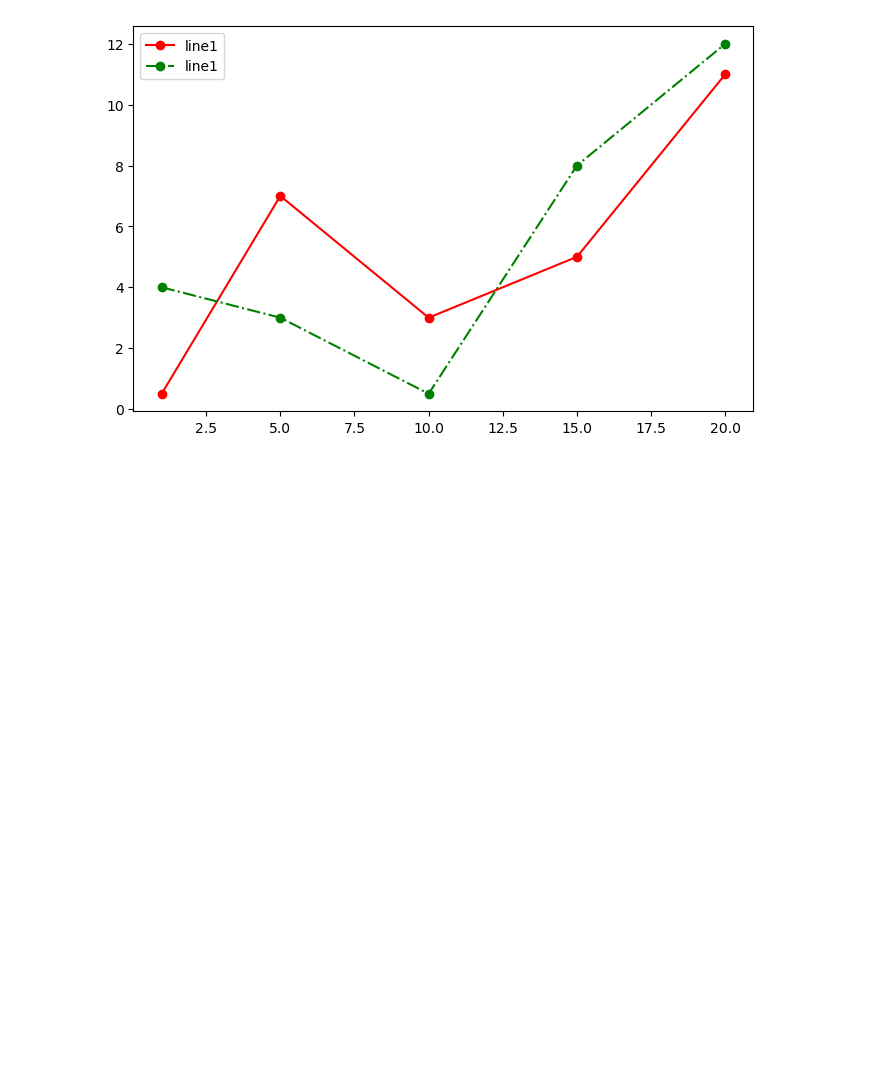
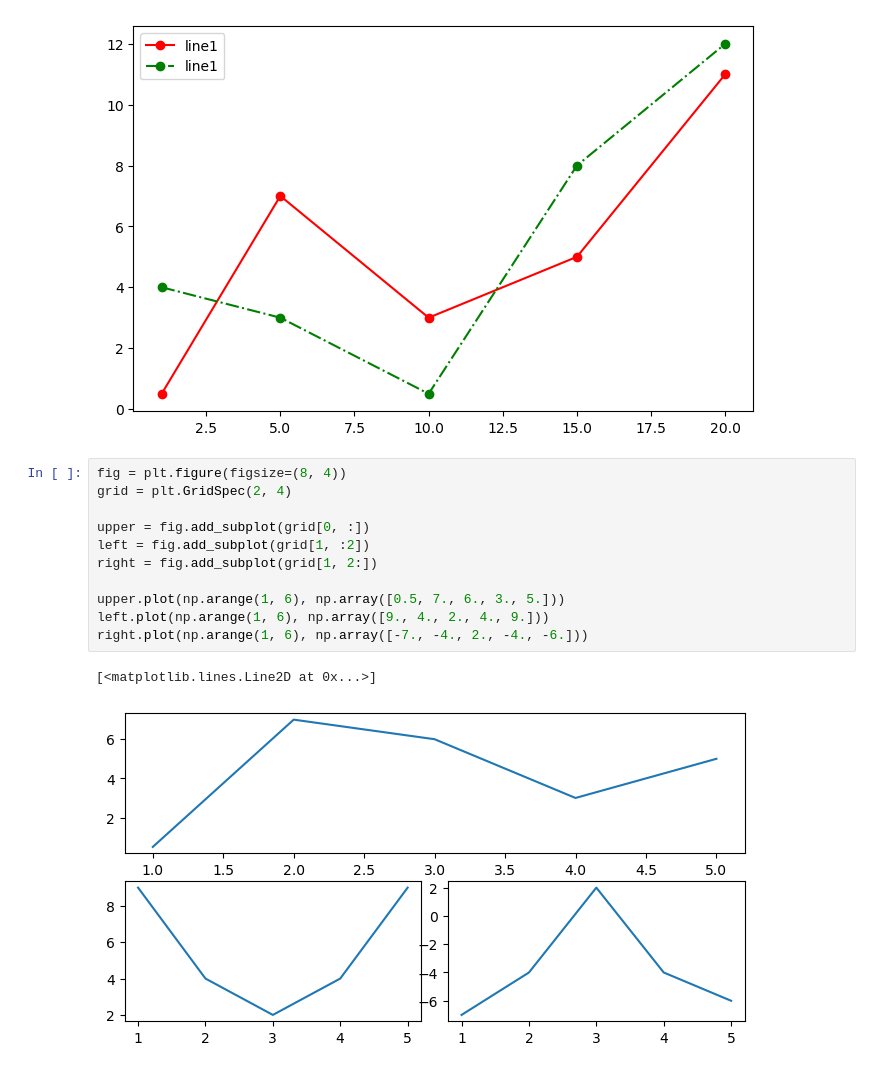
Before and after one commit to PonChick3n/PythonML2, a Jupyter notebook: ДЗ/HW5.ipynb, the cells around one changed output. Drawn from its saved outputs; the diff is of its cells as text; blank space fills up the shorter version.

```diff
--- a/ДЗ/HW5.ipynb
+++ b/ДЗ/HW5.ipynb
@@ -14,3 +14,17 @@ plt.legend()
 # %% [output]
 <matplotlib.legend.Legend at 0x...>
 [figure]
+# %%
+fig = plt.figure(figsize=(8, 4))
+grid = plt.GridSpec(2, 4)
+
+upper = fig.add_subplot(grid[0, :])
+left = fig.add_subplot(grid[1, :2])
+right = fig.add_subplot(grid[1, 2:])
+
+upper.plot(np.arange(1, 6), np.array([0.5, 7., 6., 3., 5.]))
+left.plot(np.arange(1, 6), np.array([9., 4., 2., 4., 9.]))
+right.plot(np.arange(1, 6), np.array([-7., -4., 2., -4., -6.]))
+# %% [output]
+[<matplotlib.lines.Line2D at 0x...>]
+[figure, added]
```
Also changed, not shown: parts of 6 cells of this notebook, 1 other file.
